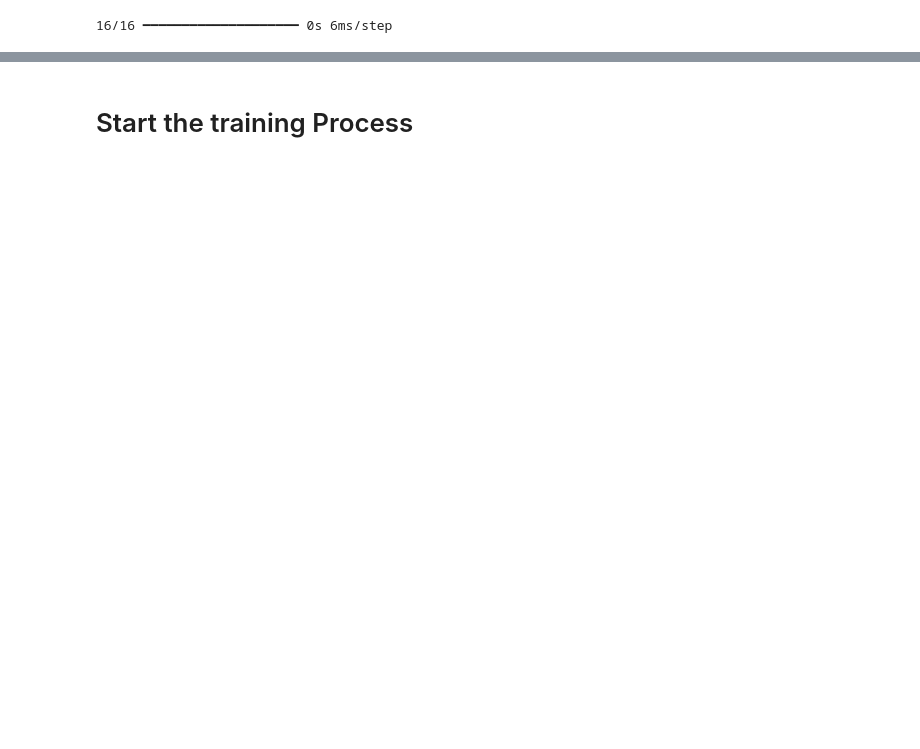
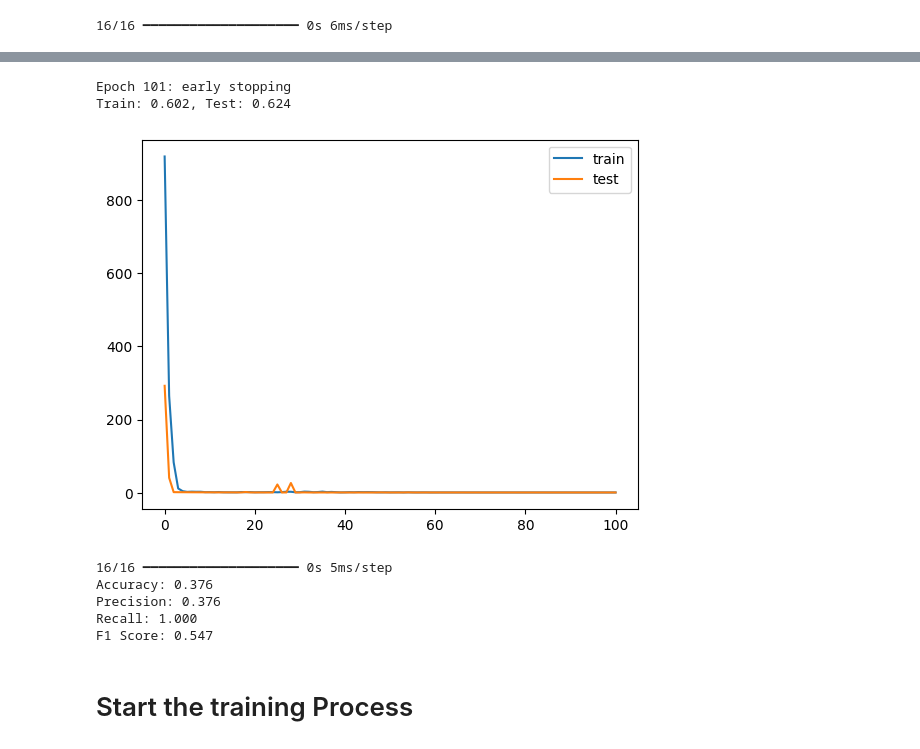
Before and after one commit to tomunizua/waterqualitymodel_pld3, a Jupyter notebook: waterqualitymodel_pld3_.ipynb, the cells around one changed output, grey strips where cells are left out. Drawn from its saved outputs; the diff is of its cells as text; code cells hidden in the pictures; blank space fills up the shorter version.

```diff
--- a/waterqualitymodel_pld3_.ipynb
+++ b/waterqualitymodel_pld3_.ipynb
@@ -230 +274,48 @@ weighted avg       0.60      0.63      0.55       492
+# %%
+from tensorflow.keras.callbacks import EarlyStopping
+
+# fit model
+es=EarlyStopping(monitor='val_loss', mode='min', verbose=1, patience=10)
+
+history = model.fit(X_train, y_train, validation_data=(X_test, y_test), epochs=4000, verbose=0, callbacks=[es])
+
+
+# Evaluate the model
+_, train_acc = model.evaluate(X_train, y_train, verbose=0)
+_, test_acc = model.evaluate(X_test, y_test, verbose=0)
+print('Train: %.3f, Test: %.3f' % (train_acc, test_acc))
+
+
+# plot training history
+plt.plot(history.history['loss'], label='train')
+plt.plot(history.history['val_loss'], label='test')
+plt.legend()
+plt.show()
+# %% [output]
+Epoch 101: early stopping
+Train: 0.602, Test: 0.624
+[figure, added]
+# %%
+from sklearn.metrics import accuracy_score, precision_score, recall_score, f1_score # necessary library for metrics
+
+
+y_predict = (model.predict(X_test) > 0.3).astype("int32")
+
+# Calculate each metric
+accuracy = accuracy_score(y_test, y_predict)
+precision = precision_score(y_test, y_predict)
+recall = recall_score(y_test, y_predict)
+f1 = f1_score(y_test, y_predict)
+
+
+print(f"Accuracy: {accuracy:.3f}")
+print(f"Precision: {precision:.3f}")
+print(f"Recall: {recall:.3f}")
+print(f"F1 Score: {f1:.3f}")
+# %% [output]
+16/16 ━━━━━━━━━━━━━━━━━━━━ 0s 5ms/step
+Accuracy: 0.376
+Precision: 0.376
+Recall: 1.000
+F1 Score: 0.547
 # %%
```
Also changed, not shown: parts of 7 cells of this notebook.
